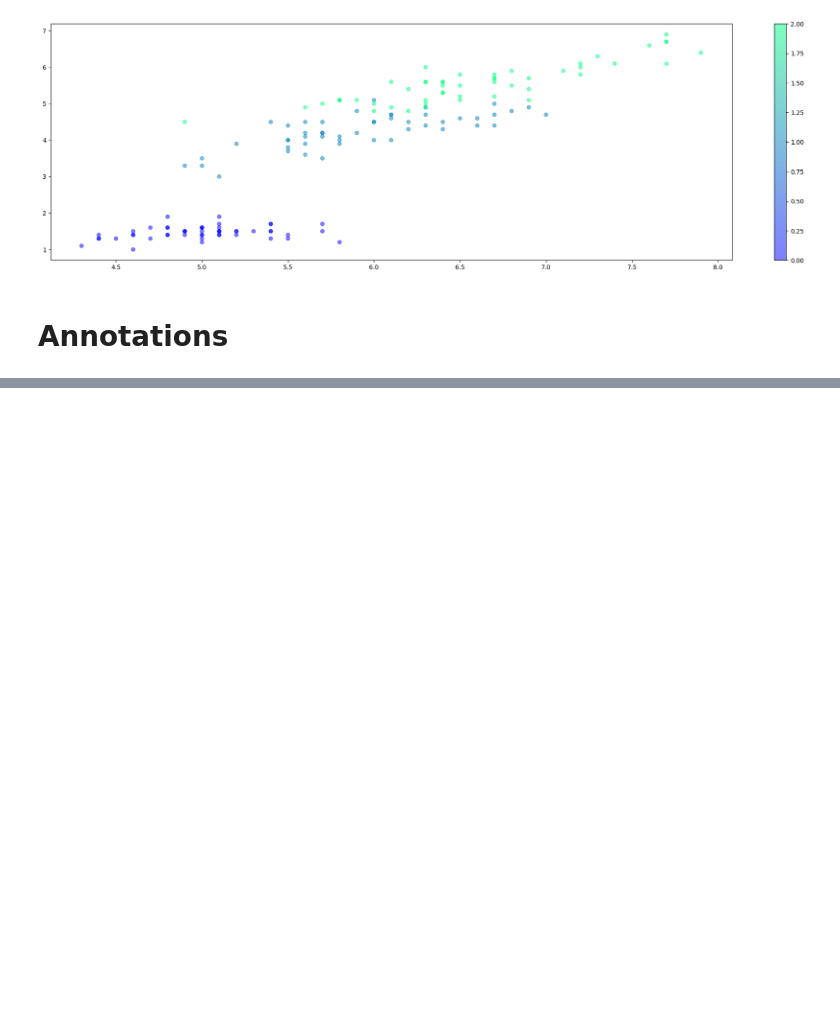
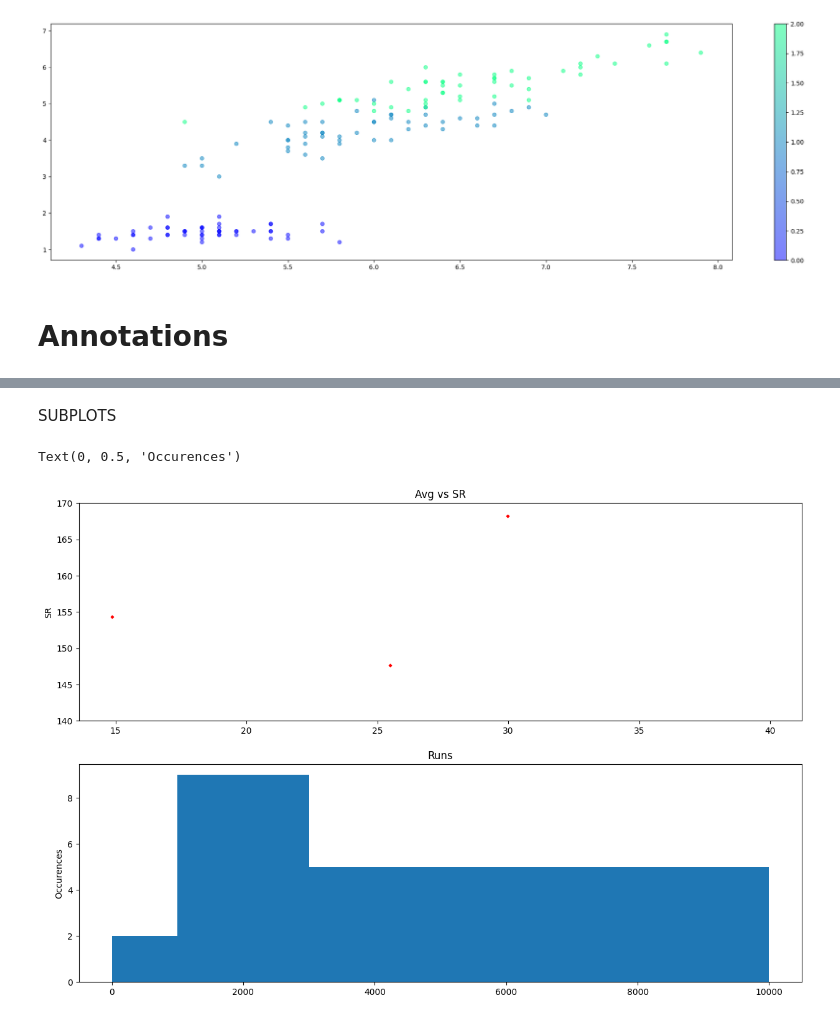
Before and after one commit to faisalkhan4k/Data-visualization, a Jupyter notebook: matplotlib1.ipynb, the cells around one changed output, grey strips where cells are left out. Drawn from its saved outputs; the diff is of its cells as text; code cells hidden in the pictures; blank space fills up the shorter version.

```diff
--- a/matplotlib1.ipynb
+++ b/matplotlib1.ipynb
@@ -32,0 +102,18 @@ plt.colorbar()
+# %% [markdown]
+SUBPLOTS
+# %%
+fig,ax= plt.subplots(nrows=2,ncols = 1,figsize=(15,10))#sharex parameter for same x axis
+
+
+ax[0].scatter(df['avg'],df['strike_rate'],color='red',marker='D',s=5)
+ax[0].set_title('Avg vs SR')
+ax[0].set_ylim(140,170)#all functions work the same, just requires the set_ in the front
+ax[0].set_ylabel('SR')
+
+
+ax[1].hist(df['runs'],bins=[0,1000,2000,3000,10000])
+ax[1].set_title('Runs')
+ax[1].set_ylabel('Occurences')
+# %% [output]
+Text(0, 0.5, 'Occurences')
+[figure, added]
```
Also changed, not shown: parts of 11 cells of this notebook.
